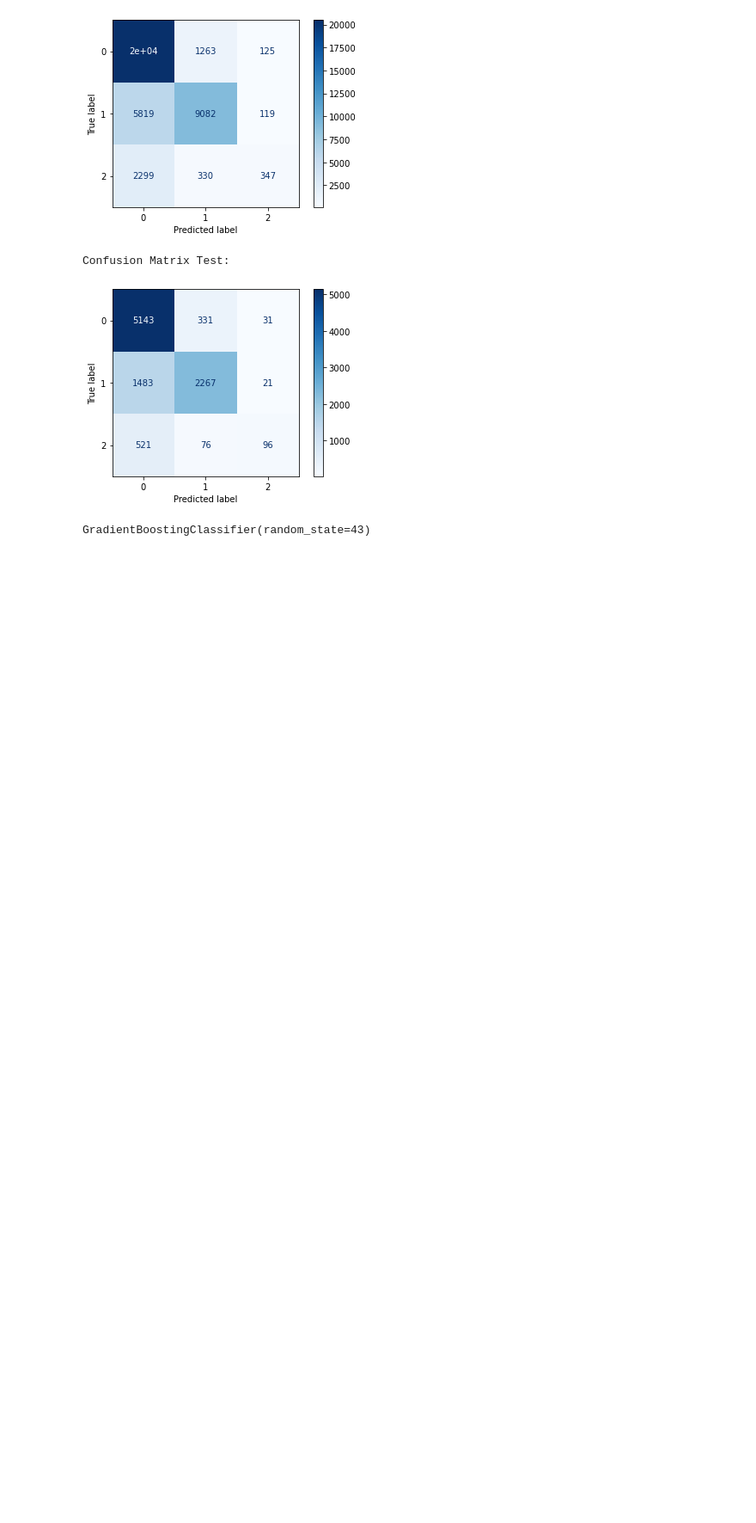
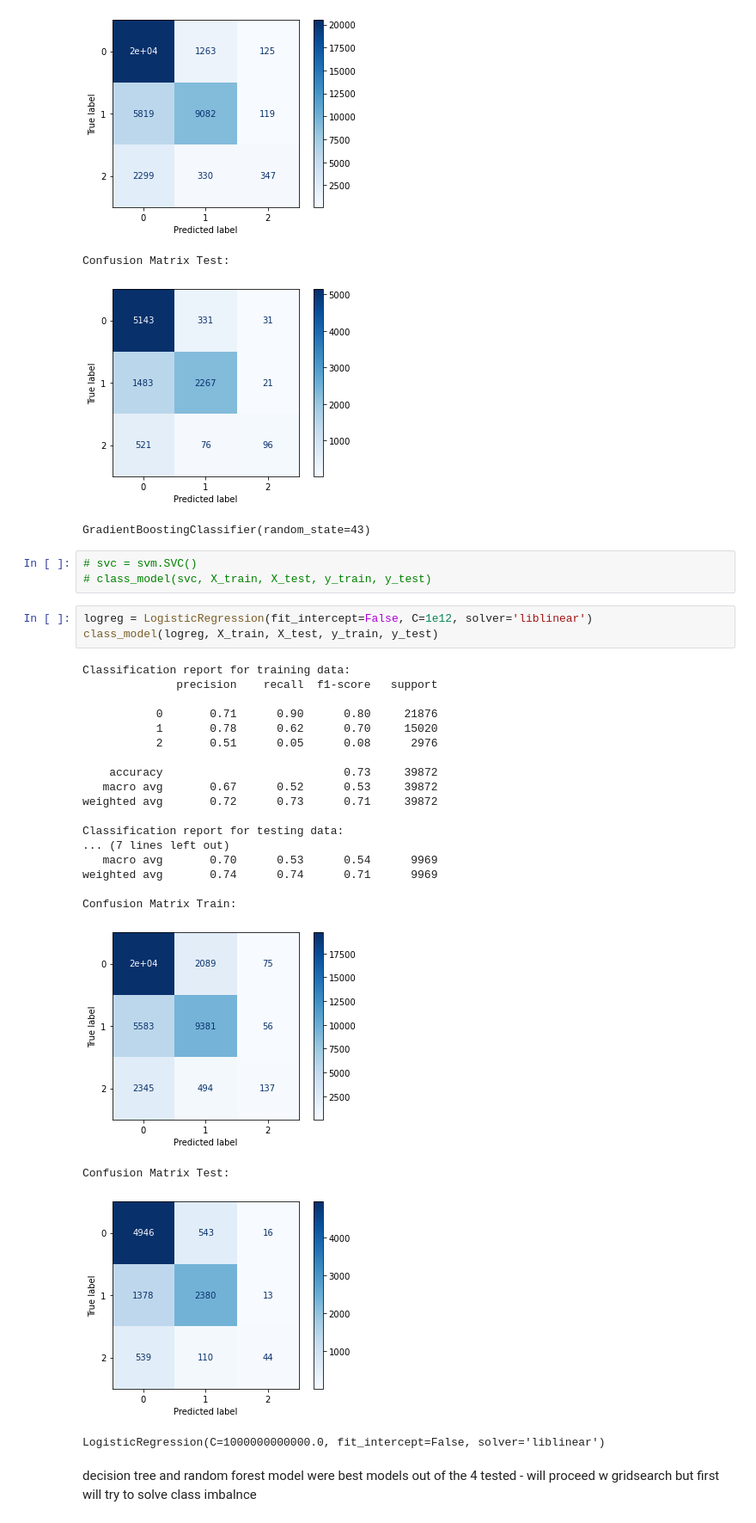
Before and after one commit to klsalcedo/tanzanian_water_wells, a Jupyter notebook: datacleaning.ipynb, the cells around one changed output. Shown at 86% size. Saved outputs shown, nothing was run; the diff lists cells and outputs as text; blank space fills up the shorter version.

Commit message:
gridsearch

```diff
--- a/datacleaning.ipynb
+++ b/datacleaning.ipynb
@@ -376,3 +377,33 @@ Confusion Matrix Train:
 Confusion Matrix Test:
 [figure]
 GradientBoostingClassifier(random_state=43)
+# %%
+# svc = svm.SVC()
+# class_model(svc, X_train, X_test, y_train, y_test)
+# %%
+logreg = LogisticRegression(fit_intercept=False, C=1e12, solver='liblinear')
+class_model(logreg, X_train, X_test, y_train, y_test)
+# %% [output]
+Classification report for training data:
+              precision    recall  f1-score   support
+
+           0       0.71      0.90      0.80     21876
+           1       0.78      0.62      0.70     15020
+           2       0.51      0.05      0.08      2976
+
+    accuracy                           0.73     39872
+   macro avg       0.67      0.52      0.53     39872
+weighted avg       0.72      0.73      0.71     39872
+
+Classification report for testing data:
+... (7 lines left out)
+   macro avg       0.70      0.53      0.54      9969
+weighted avg       0.74      0.74      0.71      9969
+
+Confusion Matrix Train:
+[figure, added]
+Confusion Matrix Test:
+[figure, added]
+LogisticRegression(C=1000000000000.0, fit_intercept=False, solver='liblinear')
+# %% [markdown]
+decision tree and random forest model were best models out of the 4 tested - will proceed w gridsearch but first will try to solve class imbalnce
```
Also changed, not shown: parts of 36 cells of this notebook.
